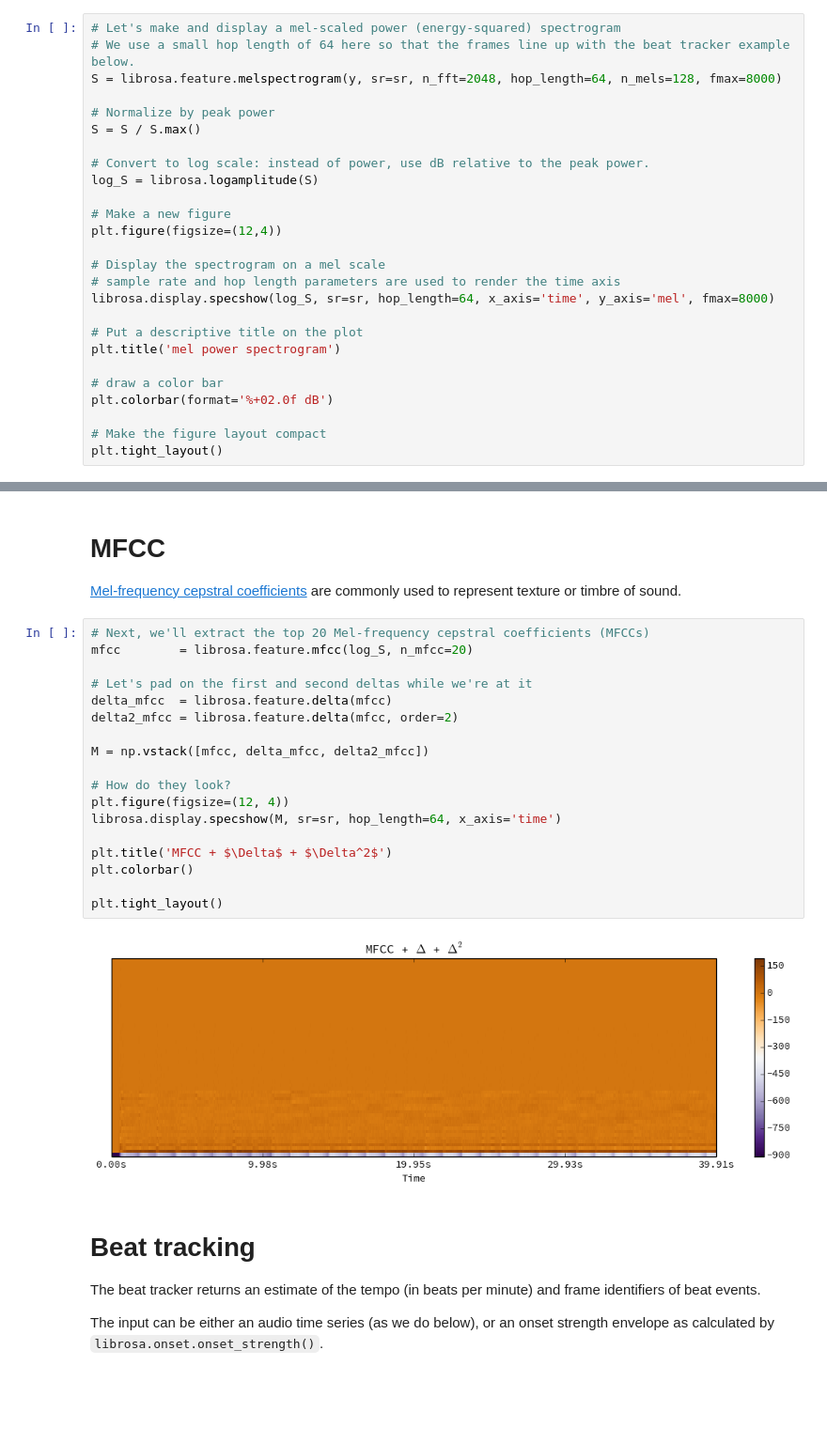
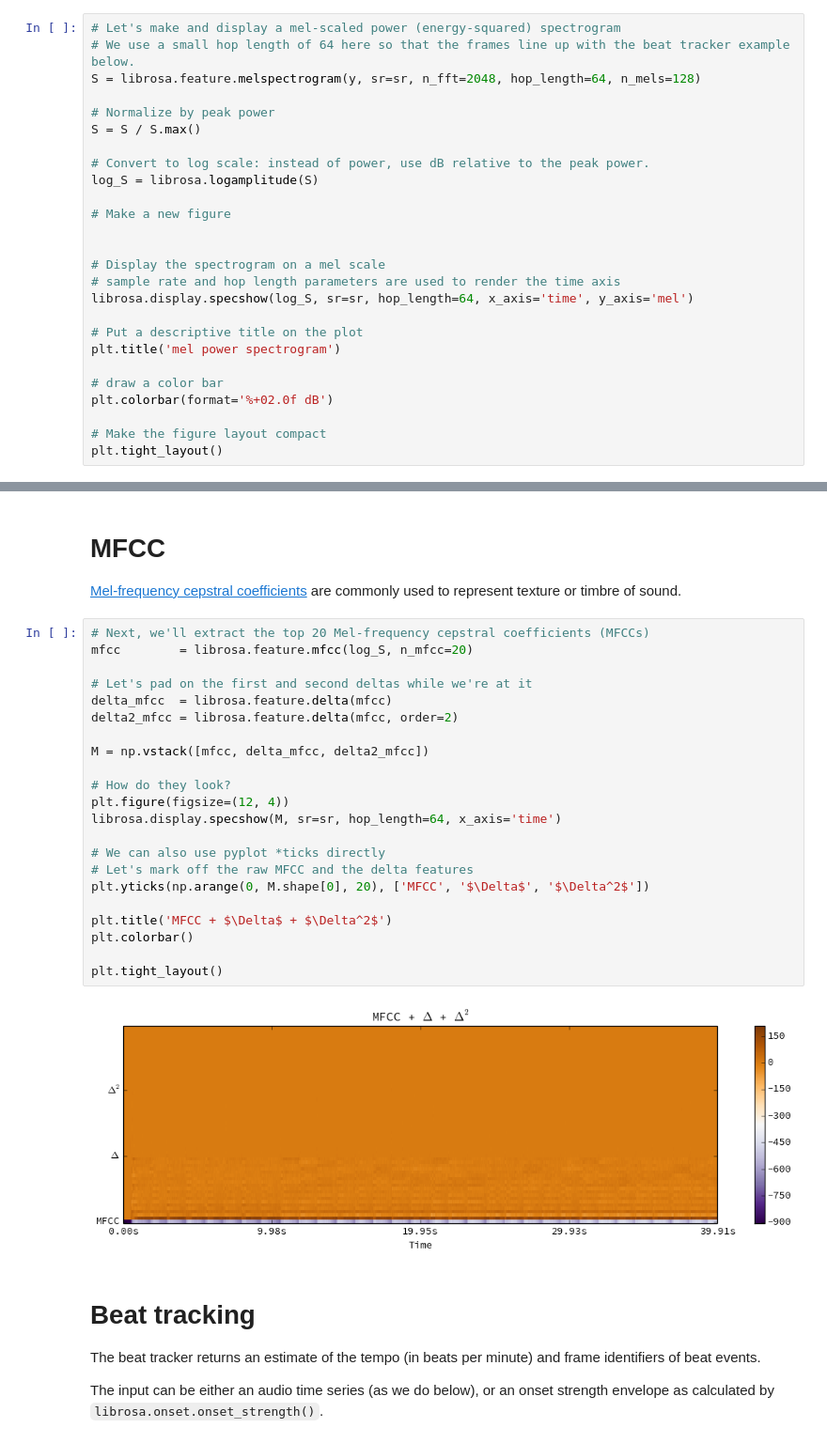
Before and after one commit to librosa/librosa, a Jupyter notebook: examples/LibROSA demo.ipynb, the cells around one changed output, grey strips where cells are left out. Shown at 94% size. Cells and saved outputs as stored; diff of their text form; blank space fills up the shorter version.

```diff
--- a/examples/LibROSA demo.ipynb
+++ b/examples/LibROSA demo.ipynb
@@ -40,7 +40,7 @@ This first step will show how to compute a [Mel](http://en.wikipedia.org/wiki/Me
 # %%
 # Let's make and display a mel-scaled power (energy-squared) spectrogram
 # We use a small hop length of 64 here so that the frames line up with the beat tracker example below.
-S = librosa.feature.melspectrogram(y, sr=sr, n_fft=2048, hop_length=64, n_mels=128, fmax=8000)
+S = librosa.feature.melspectrogram(y, sr=sr, n_fft=2048, hop_length=64, n_mels=128)
 
 # Normalize by peak power
 S = S / S.max()
@@ -49,11 +49,11 @@ S = S / S.max()
 log_S = librosa.logamplitude(S)
 
 # Make a new figure
-plt.figure(figsize=(12,4))
+
 
 # Display the spectrogram on a mel scale
 # sample rate and hop length parameters are used to render the time axis
-librosa.display.specshow(log_S, sr=sr, hop_length=64, x_axis='time', y_axis='mel', fmax=8000)
+librosa.display.specshow(log_S, sr=sr, hop_length=64, x_axis='time', y_axis='mel')
 
 # Put a descriptive title on the plot
 plt.title('mel power spectrogram')
@@ -101,23 +101,27 @@ Just as in `pyplot.imshow()`, the color map can be overriden by setting the `cma
 # %%
 # Next, we'll extract the top 20 Mel-frequency cepstral coefficients (MFCCs)
 mfcc        = librosa.feature.mfcc(log_S, n_mfcc=20)
 
 # Let's pad on the first and second deltas while we're at it
 delta_mfcc  = librosa.feature.delta(mfcc)
 delta2_mfcc = librosa.feature.delta(mfcc, order=2)
 
 M = np.vstack([mfcc, delta_mfcc, delta2_mfcc])
 
 # How do they look?
 plt.figure(figsize=(12, 4))
 librosa.display.specshow(M, sr=sr, hop_length=64, x_axis='time')
 
+# We can also use pyplot *ticks directly
+# Let's mark off the raw MFCC and the delta features
+plt.yticks(np.arange(0, M.shape[0], 20), ['MFCC', '$\Delta$', '$\Delta^2$'])
+
 plt.title('MFCC + $\Delta$ + $\Delta^2$')
 plt.colorbar()
 
 plt.tight_layout()
 # %% [output]
-[figure, old version]
+[figure, new version]
 # %% [markdown]
 # Beat tracking
 
```
Also changed, not shown: parts of 3 cells of this notebook, 1 other file.
